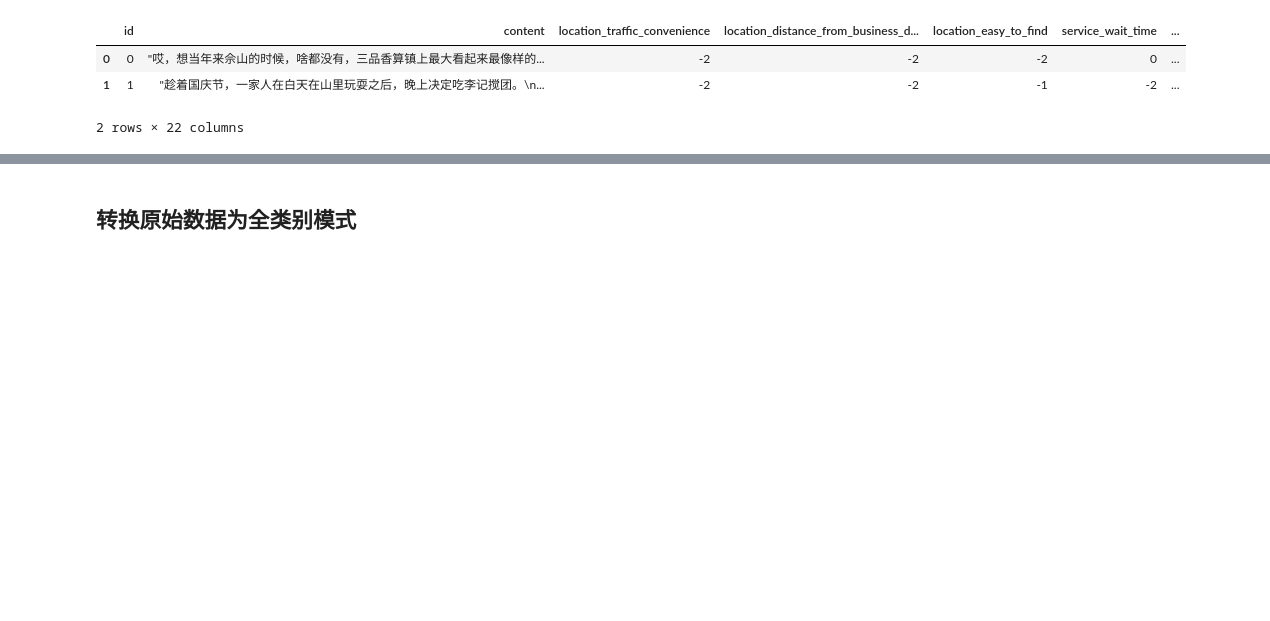
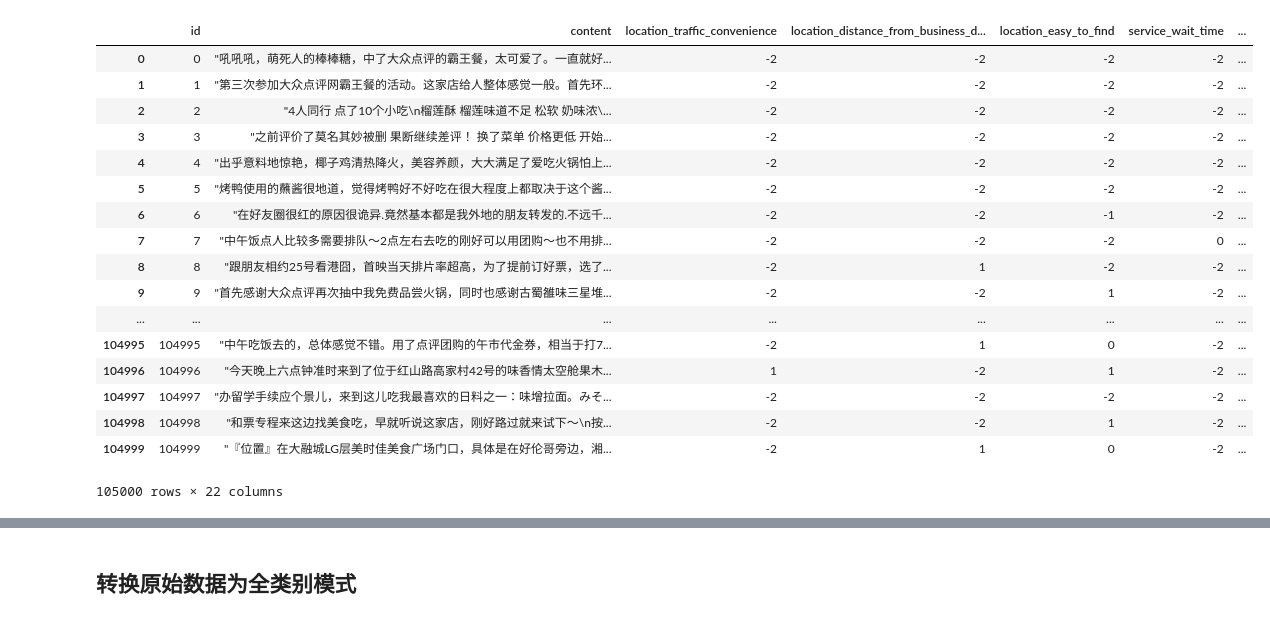
Before and after one commit to zlxy9892/AI-Challenge-2018, a Jupyter notebook: code/data_explore.ipynb, the cells around one changed output, grey strips where cells are left out. Saved outputs shown, nothing was run; the diff lists cells and outputs as text; code cells hidden in the pictures; blank space fills up the shorter version.

```diff
--- a/code/data_explore.ipynb
+++ b/code/data_explore.ipynb
@@ -10,12 +10,26 @@ df = pd.read_csv('../data/valid/sentiment_analysis_validationset.csv')
 # %%
 df = pd.read_csv('../data/testa/sentiment_analysis_testa.csv')
 # %%
-df.head(2)
+df
 # %% [output]
 |  | id | content | location_traffic_convenience | location_distance_from_business_d... | location_easy_to_find | service_wait_time | ... |
-| 0 | 0 | "哎，想当年来佘山的时候，啥都没有，三品香算镇上最大看起来最像样的... | -2 | -2 | -2 | 0 | ... |
-| 1 | 1 | "趁着国庆节，一家人在白天在山里玩耍之后，晚上决定吃李记搅团。\n... | -2 | -2 | -1 | -2 | ... |
+| 0 | 0 | "吼吼吼，萌死人的棒棒糖，中了大众点评的霸王餐，太可爱了。一直就好... | -2 | -2 | -2 | -2 | ... |
+| 1 | 1 | "第三次参加大众点评网霸王餐的活动。这家店给人整体感觉一般。首先环... | -2 | -2 | -2 | -2 | ... |
+| 2 | 2 | "4人同行 点了10个小吃\n榴莲酥 榴莲味道不足 松软 奶味浓\... | -2 | -2 | -2 | -2 | ... |
+| 3 | 3 | "之前评价了莫名其妙被删 果断继续差评！ 换了菜单 价格更低 开始... | -2 | -2 | -2 | -2 | ... |
+| 4 | 4 | "出乎意料地惊艳，椰子鸡清热降火，美容养颜，大大满足了爱吃火锅怕上... | -2 | -2 | -2 | -2 | ... |
+| 5 | 5 | "烤鸭使用的蘸酱很地道，觉得烤鸭好不好吃在很大程度上都取决于这个酱... | -2 | -2 | -2 | -2 | ... |
+| 6 | 6 | "在好友圈很红的原因很诡异.竟然基本都是我外地的朋友转发的.不远千... | -2 | -2 | -1 | -2 | ... |
+| 7 | 7 | "中午饭点人比较多需要排队～2点左右去吃的刚好可以用团购～也不用排... | -2 | -2 | -2 | 0 | ... |
+| 8 | 8 | "跟朋友相约25号看港囧，首映当天排片率超高，为了提前订好票，选了... | -2 | 1 | -2 | -2 | ... |
+| 9 | 9 | "首先感谢大众点评再次抽中我免费品尝火锅，同时也感谢古蜀雒味三星堆... | -2 | -2 | 1 | -2 | ... |
+| ... | ... | ... | ... | ... | ... | ... | ... |
+| 104995 | 104995 | "中午吃饭去的，总体感觉不错。用了点评团购的午市代金券，相当于打7... | -2 | 1 | 0 | -2 | ... |
+| 104996 | 104996 | "今天晚上六点钟准时来到了位于红山路高家村42号的味香情太空舱果木... | 1 | -2 | 1 | -2 | ... |
+| 104997 | 104997 | "办留学手续应个景儿，来到这儿吃我最喜欢的日料之一：味增拉面。みそ... | -2 | -2 | -2 | -2 | ... |
+| 104998 | 104998 | "和票专程来这边找美食吃，早就听说这家店，刚好路过就来试下～\n按... | -2 | -2 | 1 | -2 | ... |
+| 104999 | 104999 | "『位置』在大融城LG层美时佳美食广场门口，具体是在好伦哥旁边，湘... | -2 | 1 | 0 | -2 | ... |
-2 rows × 22 columns
+105000 rows × 22 columns
 # %%
 df.shape
 # %% [output]
```
Also changed, not shown: parts of 16 cells of this notebook, 5 other files.
